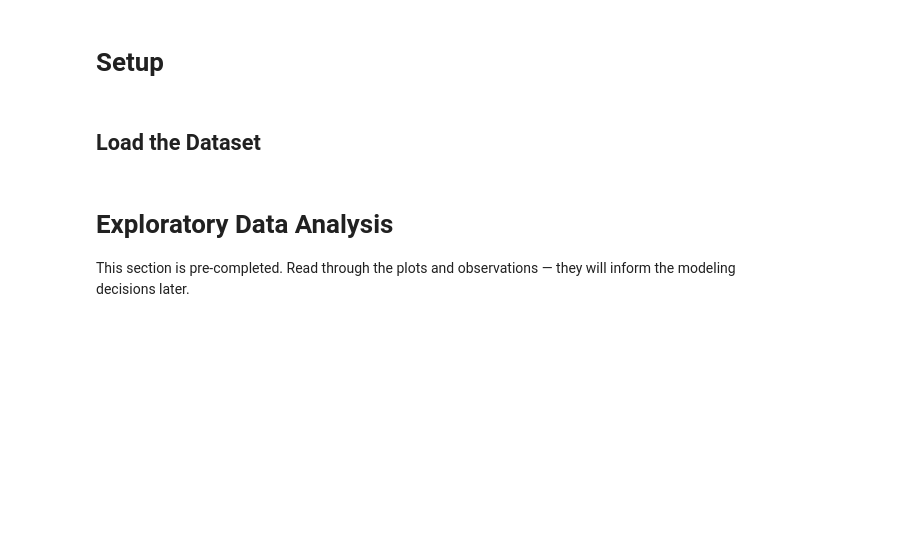
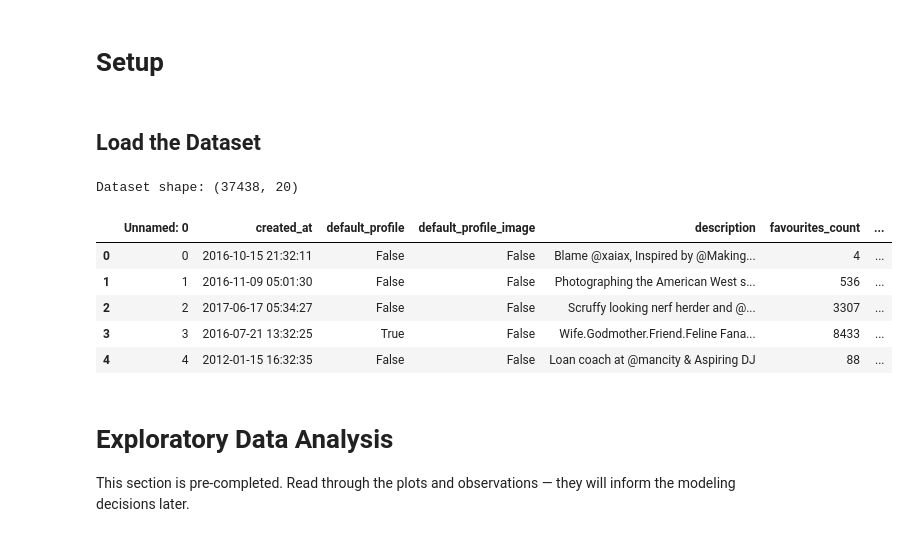
Before and after one commit to dougyd92/ML-Foudations, a Jupyter notebook: Projects/Project_2_Bot_or_Not_Classification.ipynb, the cells around one changed output. Drawn from its saved outputs; the diff is of its cells as text; code cells hidden in the pictures; blank space fills up the shorter version.

Commit message:
Prep Project 2 data

```diff
--- a/Projects/Project_2_Bot_or_Not_Classification.ipynb
+++ b/Projects/Project_2_Bot_or_Not_Classification.ipynb
@@ -97,8 +95,15 @@ uploaded = files.upload()
 # %%
-# TODO (Instructor): Update the filename below to match the actual CSV filename in the dataset
-df = pd.read_csv('twitter_bots_data.csv')  # <-- update filename if needed
+df = pd.read_csv('twitter_human_bots_dataset.csv')
 print(f'Dataset shape: {df.shape}')
 df.head()
+# %% [output]
+Dataset shape: (37438, 20)
+|  | Unnamed: 0 | created_at | default_profile | default_profile_image | description | favourites_count | ... |
+| 0 | 0 | 2016-10-15 21:32:11 | False | False | Blame @xaiax, Inspired by @Making... | 4 | ... |
+| 1 | 1 | 2016-11-09 05:01:30 | False | False | Photographing the American West s... | 536 | ... |
+| 2 | 2 | 2017-06-17 05:34:27 | False | False | Scruffy looking nerf herder and @... | 3307 | ... |
+| 3 | 3 | 2016-07-21 13:32:25 | True | False | Wife.Godmother.Friend.Feline Fana... | 8433 | ... |
+| 4 | 4 | 2012-01-15 16:32:35 | False | False | Loan coach at @mancity & Aspiring DJ | 88 | ... |
 # %% [markdown]
 # Exploratory Data Analysis
 
```
Also changed, not shown: parts of 3 cells of this notebook, 1 other file.
